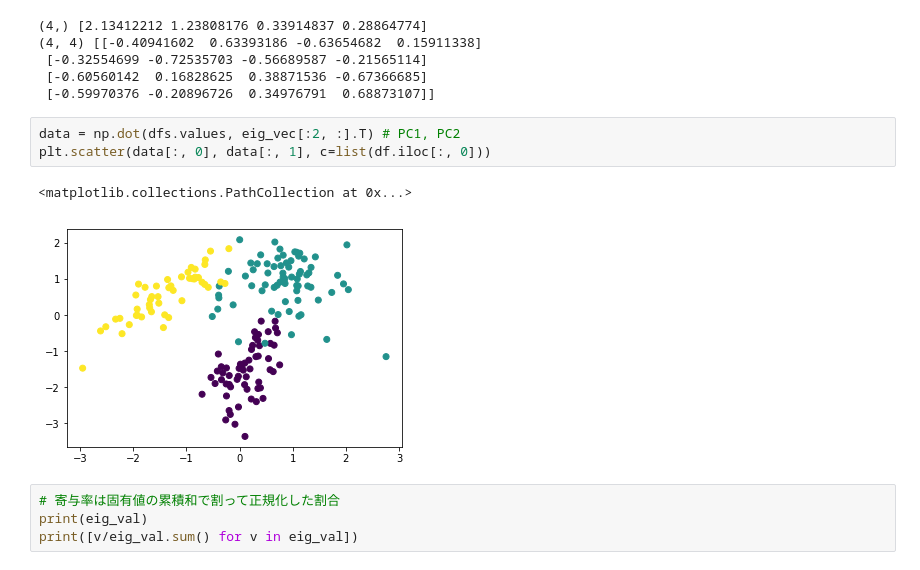
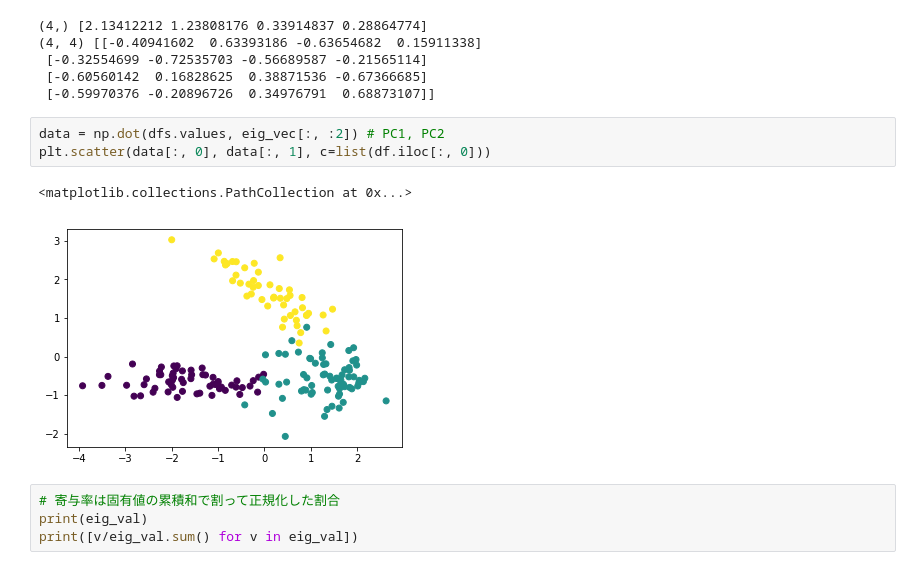
Before and after one commit to jojonki/DimensionalityReduction, a Jupyter notebook: PCA.ipynb, the cells around one changed output. Cells and saved outputs as stored; diff of their text form.

```diff
--- a/PCA.ipynb
+++ b/PCA.ipynb
@@ -155,11 +164,11 @@ print(eig_vec.shape, eig_vec)
  [-0.60560142  0.16828625  0.38871536 -0.67366685]
  [-0.59970376 -0.20896726  0.34976791  0.68873107]]
 # %%
-data = np.dot(dfs.values, eig_vec[:2, :].T) # PC1, PC2
+data = np.dot(dfs.values, eig_vec[:, :2]) # PC1, PC2
 plt.scatter(data[:, 0], data[:, 1], c=list(df.iloc[:, 0]))
 # %% [output]
 <matplotlib.collections.PathCollection at 0x...>
-[figure, old version]
+[figure, new version]
 # %%
 # 寄与率は固有値の累積和で割って正規化した割合
 print(eig_val)
```
Also changed, not shown: parts of 1 cell of this notebook, 1 other file.
